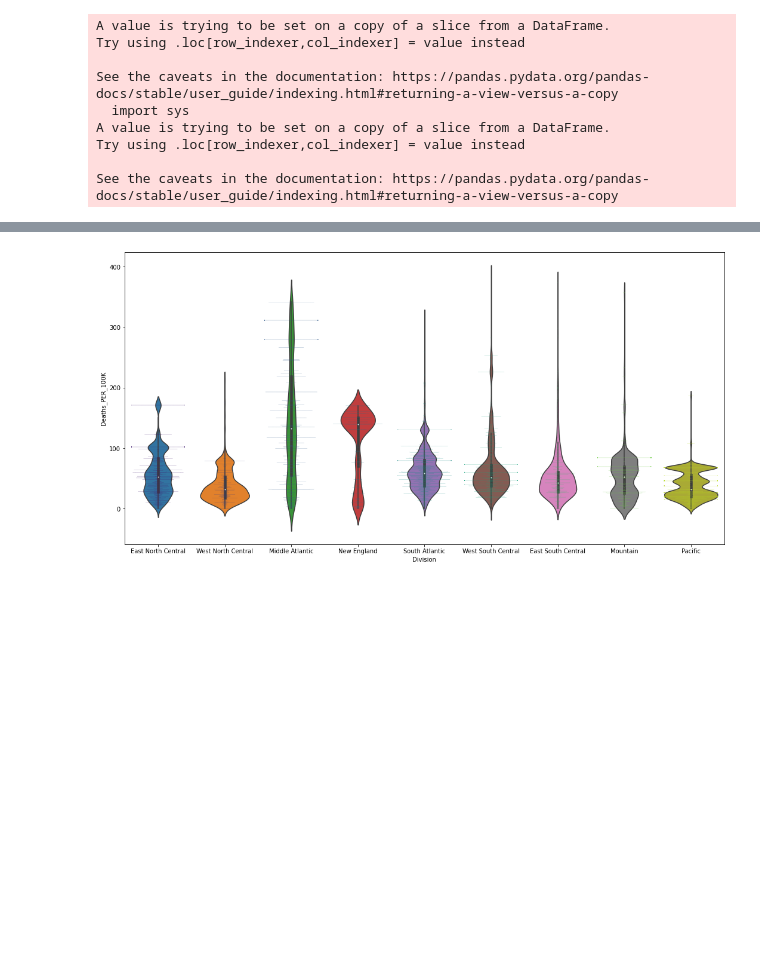
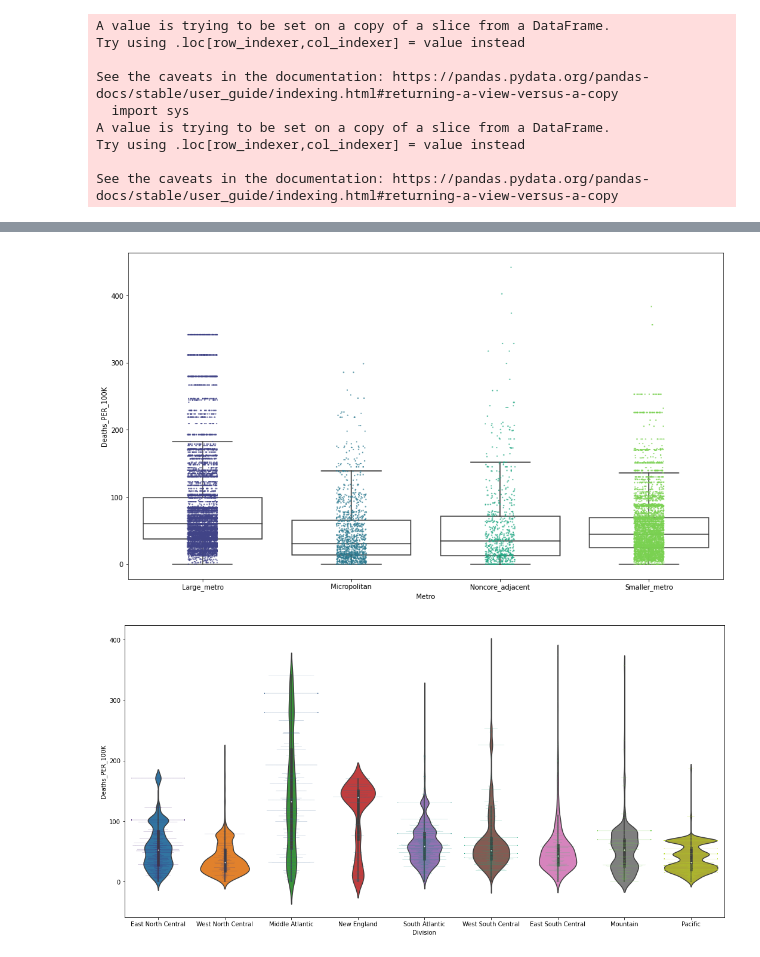
Before and after one commit to pballent/hia-covid, a Jupyter notebook: hia_covid_python_exploration/Combined_Data_Exploration.ipynb, the cells around one changed output, grey strips where cells are left out. Drawn from its saved outputs; the diff is of its cells as text; code cells hidden in the pictures; blank space fills up the shorter version.

```diff
--- a/hia_covid_python_exploration/Combined_Data_Exploration.ipynb
+++ b/hia_covid_python_exploration/Combined_Data_Exploration.ipynb
@@ -376,14 +378,16 @@ frame_concat
 # %%
-plt.figure(figsize=(18,9))
+plt.figure(figsize=(16,9))
+frame = frame_concat.sample(frac=.05)
 frame = frame[frame.Metro.isin(["Large_metro","Micropolitan","Smaller_metro","Noncore_adjacent"])]
-frame = frame_concat.sample(frac=.10)
 frame.sort_values(by="Metro", inplace=True)
 #frame = frame[frame.Metro.isin(["Large_metro","Micropolitan","Smaller_metro"])]
 frame = frame.sort_values(by="Metro")
 #sns.violinplot(x="Metro", y="Deaths_PER_100K", label="work", data=frame, scale="count")
 sns.boxplot(x="Metro", y="Deaths_PER_100K", data=frame,  boxprops={'facecolor':'None'}, fliersize=0)
-sns.swarmplot(x="Metro", y="Deaths_PER_100K", label="work", data=frame, size=2, alpha=.8, dodge=True, palette="viridis")
+sns.stripplot(x="Metro", y="Deaths_PER_100K", label="work", data=frame, size=2, alpha=.8, dodge=True, palette="viridis")
 plt.show()
+# %% [output]
+[figure, added]
 # %%
 plt.figure(figsize=(18,9))
 frame = frame_concat #.sample(frac=.25)
```
Also changed, not shown: parts of 35 cells of this notebook, 1 other file.
